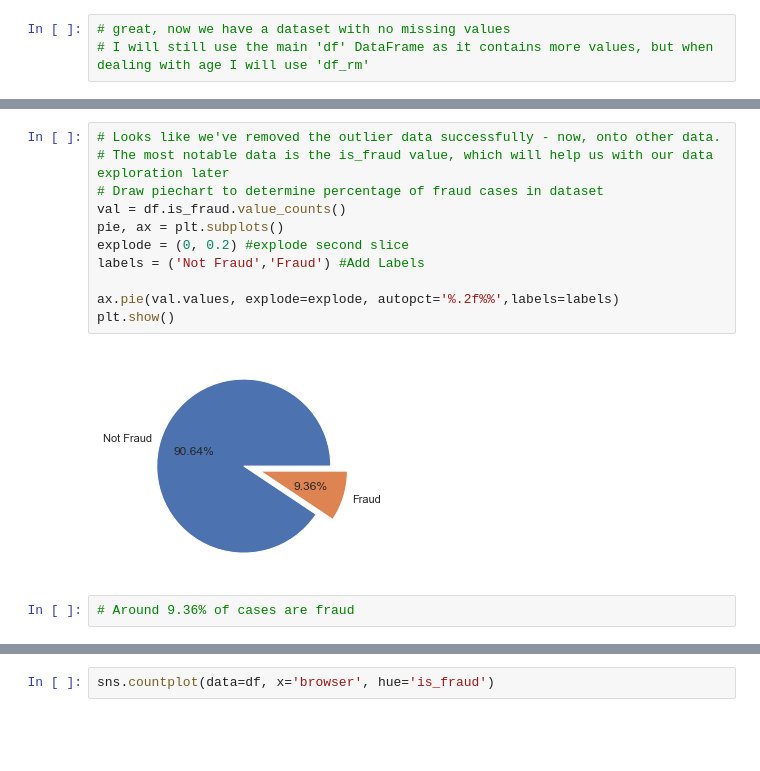
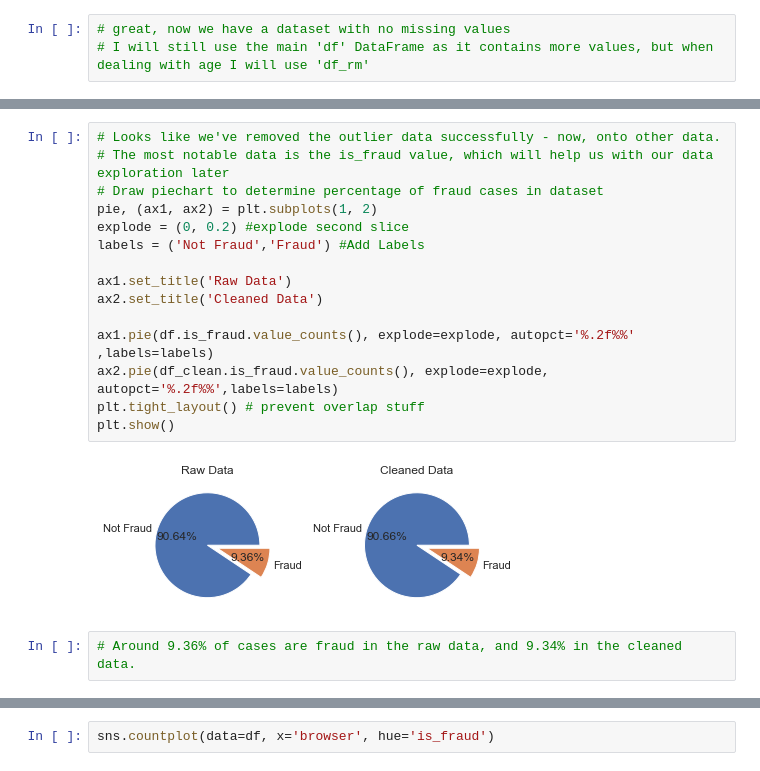
Before and after one commit to TeoTzeShuen/school, a Jupyter notebook: Individual Project/project.ipynb, the cells around one changed output, grey strips where cells are left out. Drawn from its saved outputs; the diff is of its cells as text; blank space fills up the shorter version.

Commit message:
Side-by-side plots
Also, data cleanup code has been streamlined a little.

```diff
--- a/Individual Project/project.ipynb
+++ b/Individual Project/project.ipynb
@@ -107,15 +106,19 @@ sns.boxplot(data=df_clean['purchase_value'])
 # %%
 # Looks like we've removed the outlier data successfully - now, onto other data.
 # The most notable data is the is_fraud value, which will help us with our data exploration later
 # Draw piechart to determine percentage of fraud cases in dataset
-val = df.is_fraud.value_counts()
-pie, ax = plt.subplots()
+pie, (ax1, ax2) = plt.subplots(1, 2)
 explode = (0, 0.2) #explode second slice
 labels = ('Not Fraud','Fraud') #Add Labels
 
-ax.pie(val.values, explode=explode, autopct='%.2f%%',labels=labels)
+ax1.set_title('Raw Data')
+ax2.set_title('Cleaned Data')
+
+ax1.pie(df.is_fraud.value_counts(), explode=explode, autopct='%.2f%%' ,labels=labels)
+ax2.pie(df_clean.is_fraud.value_counts(), explode=explode, autopct='%.2f%%',labels=labels)
+plt.tight_layout() # prevent overlap stuff
 plt.show()
 # %% [output]
-[figure, old version]
+[figure, new version]
 # %%
-# Around 9.36% of cases are fraud
+# Around 9.36% of cases are fraud in the raw data, and 9.34% in the cleaned data.
```
Also changed, not shown: parts of 7 cells of this notebook.
